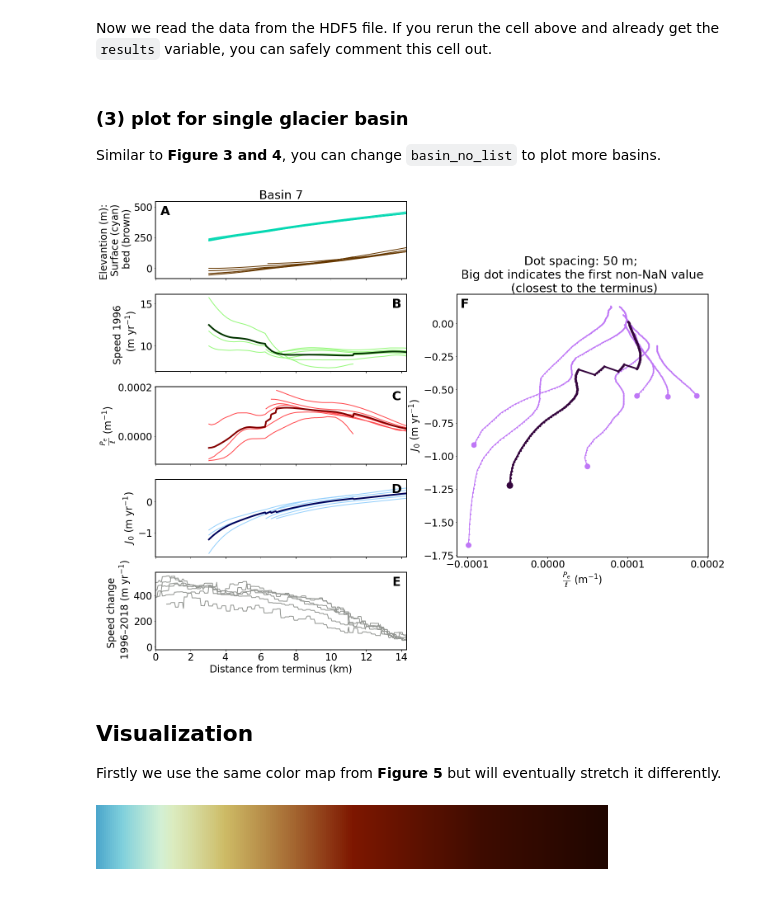
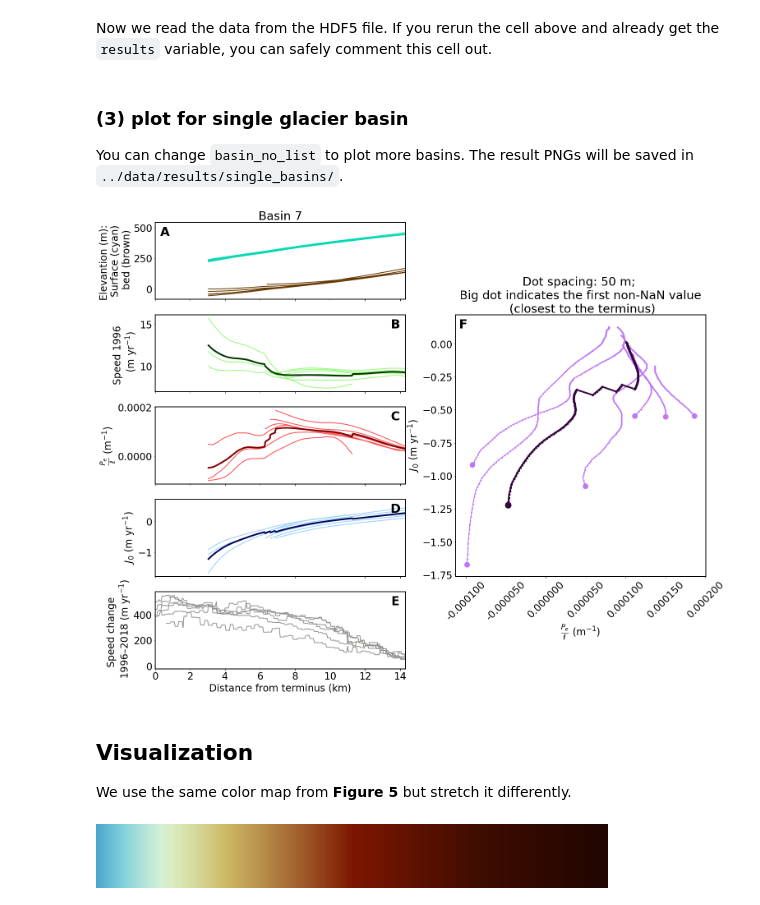
Before and after one commit to whyjz/pejzero, a Jupyter notebook: _sources/workflows/Fig7.ipynb, the cells around one changed output. Drawn from its saved outputs; the diff is of its cells as text; code cells hidden in the pictures.

```diff
--- a/_sources/workflows/Fig7.ipynb
+++ b/_sources/workflows/Fig7.ipynb
@@ -141,7 +141,7 @@ results = pejzero.load_pej0_results("../data/results/mega_results_Austfonna.h5")
 # %% [markdown]
 ### (3) plot for single glacier basin
 
-Similar to **Figure 3 and 4**, you can change `basin_no_list` to plot more basins.
+You can change `basin_no_list` to plot more basins. The result PNGs will be saved in `../data/results/single_basins/`.
 # %%
 pej0_plot_length = 200   # This determines how many vertices from the terminus should be plotted (200 vertices = 10 km)
 
@@ -175,38 +175,39 @@ for basin_no in basin_no_list:
                        next(x for x in results[basin_no][key]['j0_ignore_dslope'][:pej0_plot_length] if not np.isnan(x)), '.', color='xkcd:light purple', markersize=25)
         else:
             ax1[1, 0].plot(results[basin_no][key]['d'], results[basin_no][key]['u'], color='xkcd:dark green', linewidth=4)
             ax1[2, 0].plot(results[basin_no][key]['d'], results[basin_no][key]['pe_ignore_dslope'], color='xkcd:dark red', linewidth=4)
             ax1[3, 0].plot(results[basin_no][key]['d'], results[basin_no][key]['j0_ignore_dslope'], color='xkcd:dark blue', linewidth=4)
             axbig.plot(results[basin_no][key]['pe_ignore_dslope'][:pej0_plot_length], results[basin_no][key]['j0_ignore_dslope'][:pej0_plot_length], '.-', color='xkcd:dark purple', linewidth=4, markersize=10)
             # plot first non-NaN value (the one closest to the terminus)
             axbig.plot(next(x for x in results[basin_no][key]['pe_ignore_dslope'][:pej0_plot_length] if not np.isnan(x)),
                        next(x for x in results[basin_no][key]['j0_ignore_dslope'][:pej0_plot_length] if not np.isnan(x)), '.', color='xkcd:dark purple', markersize=30)
 
-    # ==== Add supplemental text
+    # ==== Add supplemental text and labels
     letter_specs = {'fontsize': 30, 'fontweight': 'bold', 'va': 'top', 'ha': 'center'}
     ax1[0, 0].set_title('Basin {}'.format(basin_no))
     ax1[0, 0].set_ylabel('Elevantion (m): \n Surface (cyan) \n bed (brown)')
     ax1[0, 0].text(0.04, 0.95, 'A', transform=ax1[0, 0].transAxes, **letter_specs)
     ax1[1, 0].set_ylabel('Speed 1996 \n (m yr$^{-1}$)')
     ax1[1, 0].text(0.96, 0.95, 'B', transform=ax1[1, 0].transAxes, **letter_specs)
     ax1[2, 0].set_ylabel(r'$\frac{P_e}{\ell}$ (m$^{-1}$)')
     ax1[2, 0].text(0.96, 0.95, 'C', transform=ax1[2, 0].transAxes, **letter_specs)
     ax1[3, 0].set_ylabel(r'$J_0$ (m yr$^{-1}$)')
     ax1[3, 0].text(0.96, 0.95, 'D', transform=ax1[3, 0].transAxes, **letter_specs)
     ax1[4, 0].set_xlabel('Distance from terminus (km)')
     ax1[4, 0].set_ylabel('Speed change \n 1996–2018 (m yr$^{-1}$)')
     ax1[4, 0].set_xlim([0, results[basin_no]['avg']['d'][-1]])
     ax1[4, 0].text(0.96, 0.95, 'E', transform=ax1[4, 0].transAxes, **letter_specs)
     axbig.set_xlabel(r'$\frac{P_e}{\ell}$ (m$^{-1}$)')
     axbig.set_ylabel(r'$J_0$ (m yr$^{-1}$)')
     axbig.set_title('Dot spacing: 50 m; \n Big dot indicates the first non-NaN value \n (closest to the terminus)')
     axbig.text(0.03, 0.985, 'F', transform=axbig.transAxes, **letter_specs)
-    axbig.set_xticks([-0.0001, 0, 0.0001, 0.0002])
+    pe_labels = ['{:.6f}'.format(x) for x in axbig.get_xticks()]
+    axbig.set_xticklabels(pe_labels, rotation=45)
 
-    plt.savefig('../data/results/Austfonna_glacier{}.png'.format(basin_no))
+    plt.savefig('../data/results/single_basins/Austfonna_glacier{}.png'.format(basin_no))
 # %% [output]
-[figure, old version]
+[figure, new version]
 # %% [markdown]
 ## Visualization
 
-Firstly we use the same color map from **Figure 5** but will eventually stretch it differently.
+We use the same color map from **Figure 5** but stretch it differently.
```
Also changed, not shown: parts of 5 cells of this notebook, 14 other files.
